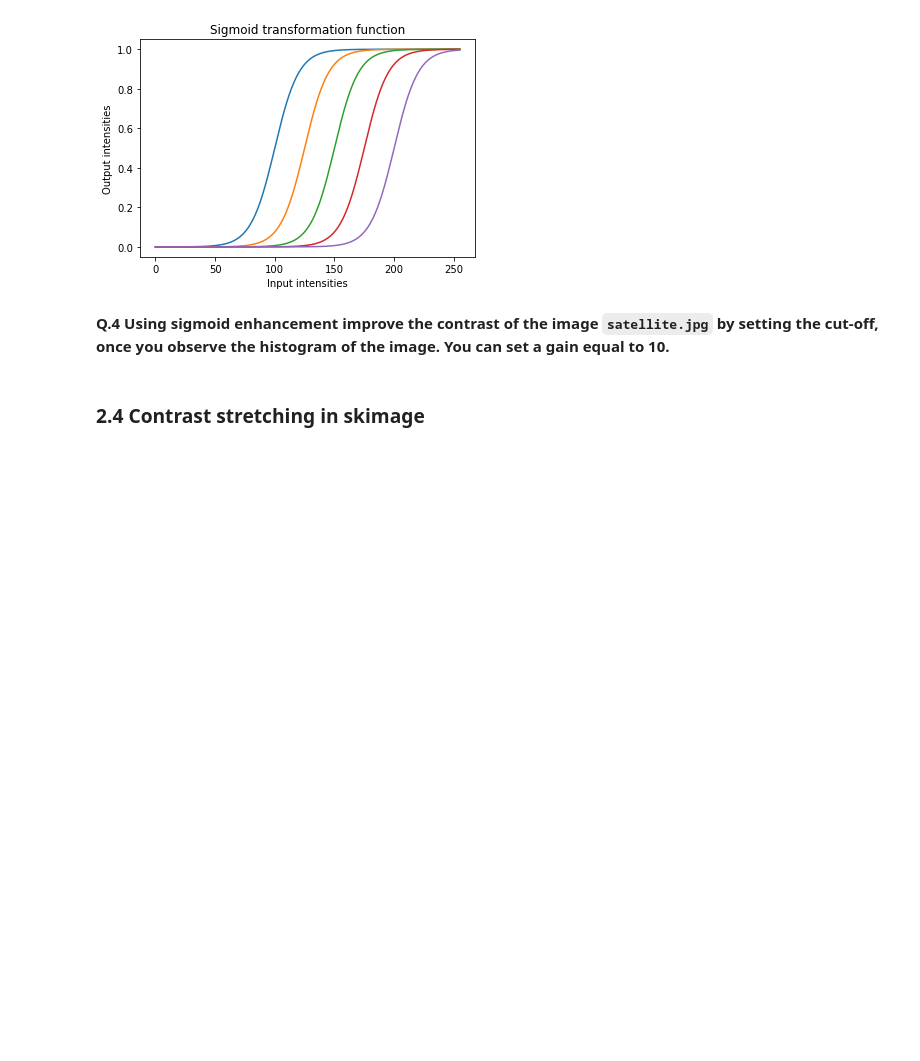
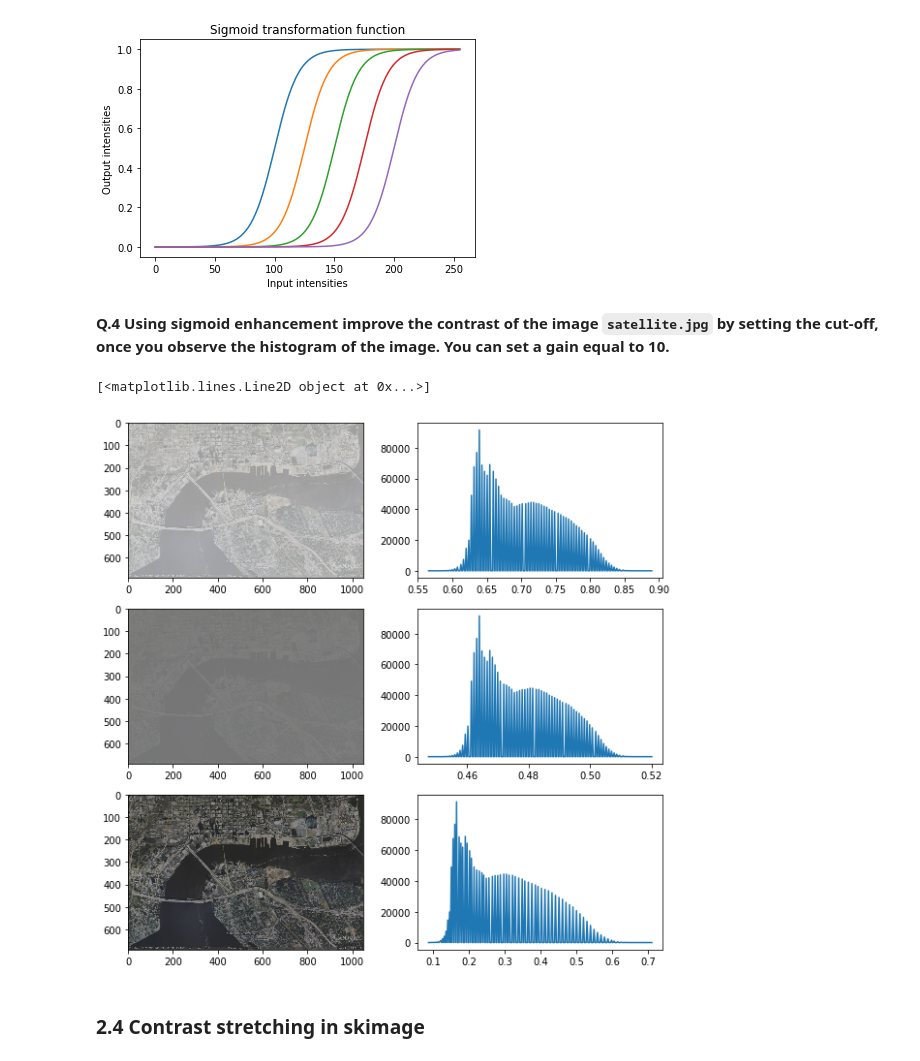
Before and after one commit to amjadkhan9686/B31XB-IIP-TP-1718, a Jupyter notebook: 2-image-enhancement/2-enhancement.ipynb, the cells around one changed output. Saved outputs shown, nothing was run; the diff lists cells and outputs as text; code cells hidden in the pictures; blank space fills up the shorter version.

```diff
--- a/2-image-enhancement/2-enhancement.ipynb
+++ b/2-image-enhancement/2-enhancement.ipynb
@@ -201,3 +194,31 @@ lena_im = io.imread(img_path.__add__(img_name))
+# %%
+img_path = './images/'
+img_name2 = 'satellite.jpg'
+sat_im = io.imread(img_path.__add__(img_name2))
+
+fig, axes = plt.subplots(nrows=3, ncols=2, figsize=(10, 10))
+ax0, ax1, ax2, ax3, ax4, ax5 = axes.ravel()
+
+#Original Image
+sat_float_im = img_as_float(sat_im)
+exp_bins, cent_exp = exposure.histogram(sat_float_im,256)
+ax0.imshow(sat_float_im)
+ax1.plot(cent_exp,exp_bins)
+
+#Under-enhanced Image
+sat_enhanced_sigm = exposure.adjust_sigmoid(sat_float_im, cutoff =0.8, gain=0.9)
+exp_bins, cent_exp = exposure.histogram(sat_enhanced_sigm, 256)
+ax2.imshow(sat_enhanced_sigm)
+ax3.plot(cent_exp, exp_bins)
+
+#Over-enhanced Image
+sat_enhanced_sigm = exposure.adjust_sigmoid(sat_float_im, cutoff = 0.8, gain = 10)
+exp_bins, cent_exp = exposure.histogram(sat_enhanced_sigm,256)
+ax4.imshow(sat_enhanced_sigm)
+ax5.plot(cent_exp,exp_bins)
+# %% [output]
+[<matplotlib.lines.Line2D object at 0x...>]
+[figure, added]
 # %% [markdown]
 ### 2.4 Contrast stretching in skimage
 # %% [markdown]
```
Also changed, not shown: parts of 8 cells of this notebook, 2 other files.
